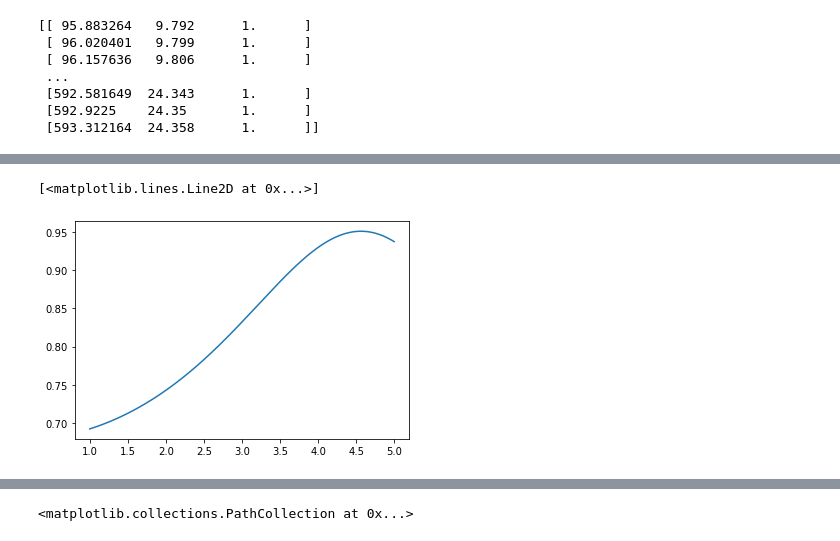
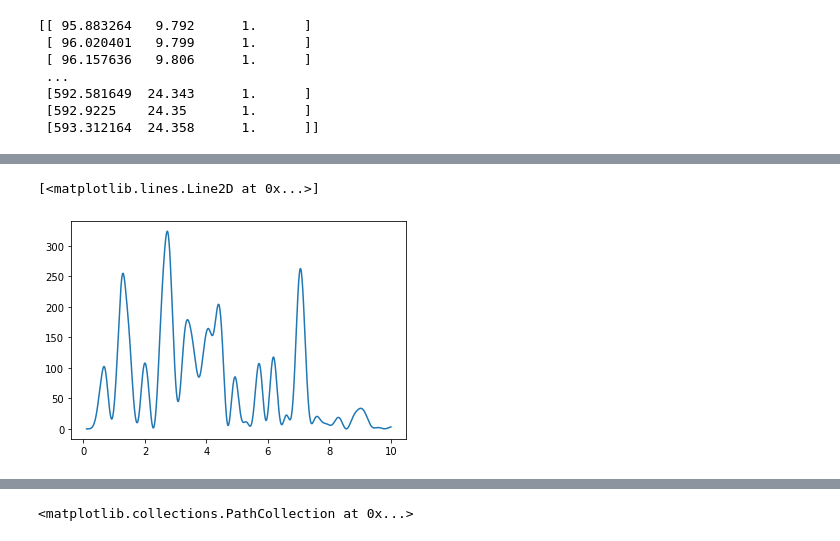
Before and after one commit to ziqing97/gnss_ir_analyze, a Jupyter notebook: src/test.ipynb, the cells around one changed output, grey strips where cells are left out. Drawn from its saved outputs; the diff is of its cells as text; code cells hidden in the pictures.

```diff
--- a/src/test.ipynb
+++ b/src/test.ipynb
@@ -36,7 +36,7 @@ main_path = os.path.abspath('../data/20220526/2/')
 data_dict = dafi.generate_dataframe(main_path)
 satellite_list = data_dict.keys()
 
-azimut_mask = [140,320]
+azimut_mask = [150,310]
 elevation_mask = [0,60]
 for satellite_code in satellite_list:
     data_dict[satellite_code] = dafi.azimut_filter(data_dict[satellite_code],azimut_mask)
@@ -80,6 +80,7 @@ print(x)
 [figure]
 # %%
 snr1_volt = np.array(np.exp(dataframe_sort['snr1']/20))
+snr1_volt = np.array(dataframe_sort['snr1'])
 plt.plot(snr1_volt)
 print(snr1_volt)
 # %% [output]
@@ -132,0 +134,4 @@ plt.plot(elevation_filtered,snr1_ref)
+# %%
+elevation_filtered_choosen = elevation_filtered[1:-1]
+snr1_ref_choosen = snr1_ref[1:-1]
+plt.plot(elevation_filtered_choosen,snr1_ref_choosen)
@@ -133,12 +141,10 @@ plt.plot(elevation_filtered,snr1_ref)
 # %%
-elevation_filtered_choosen = elevation_filtered[1:120]
-snr1_ref_choosen = snr1_ref[1:120]
-
 x_data = (np.sin(elevation_filtered_choosen*np.pi/180) * 4 * np.pi / WAVELENTH_S1).ravel()
 y_data = snr1_ref_choosen.ravel()
-w = np.linspace(1,5,10000)
+w = np.linspace(0.1,10,10000)
 power = signal.lombscargle(x_data,y_data,w,normalize=True)
+power = signal.lombscargle(x_data,y_data,w)
 plt.plot(w,power)
 # %% [output]
 [<matplotlib.lines.Line2D at 0x...>]
-[figure, old version]
+[figure, new version]
```
Also changed, not shown: parts of 10 cells of this notebook, 2 other files.
